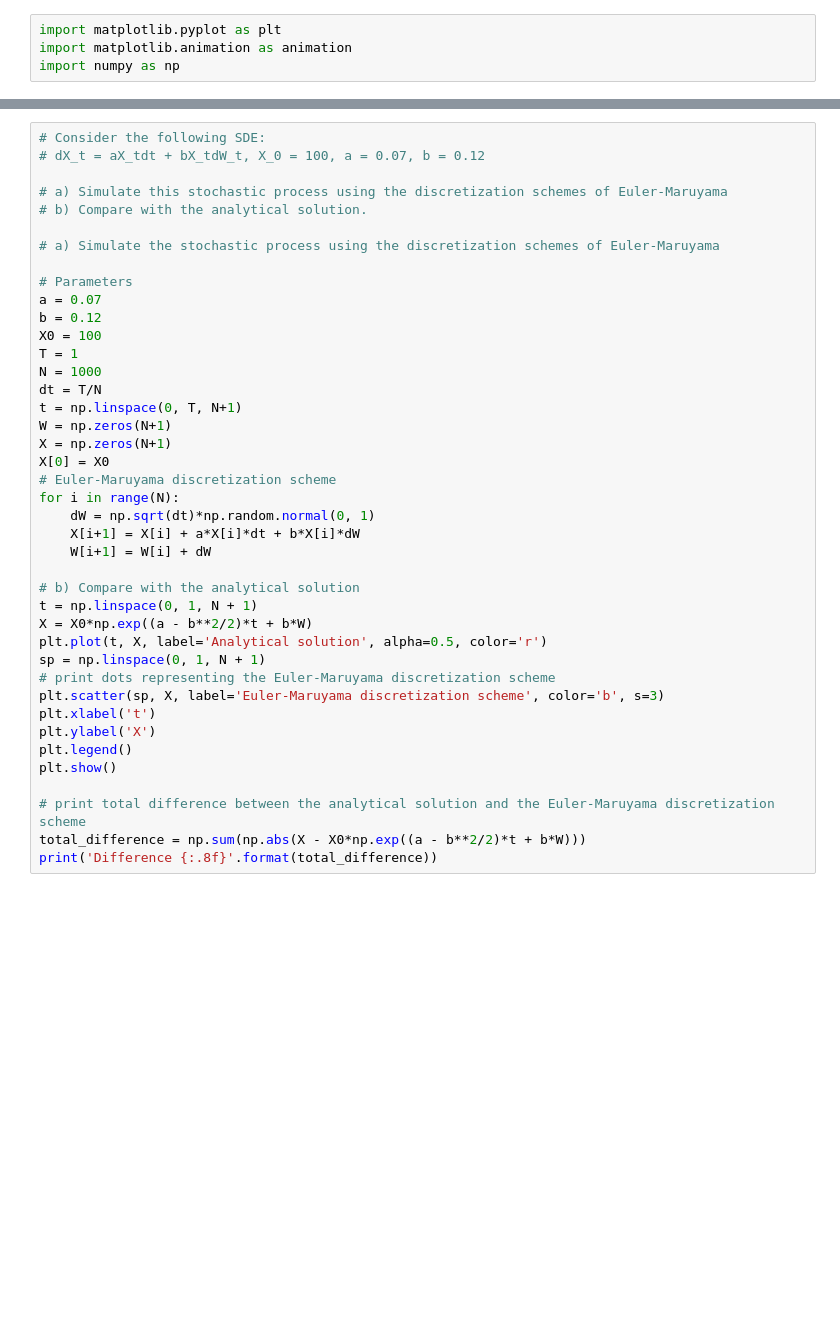
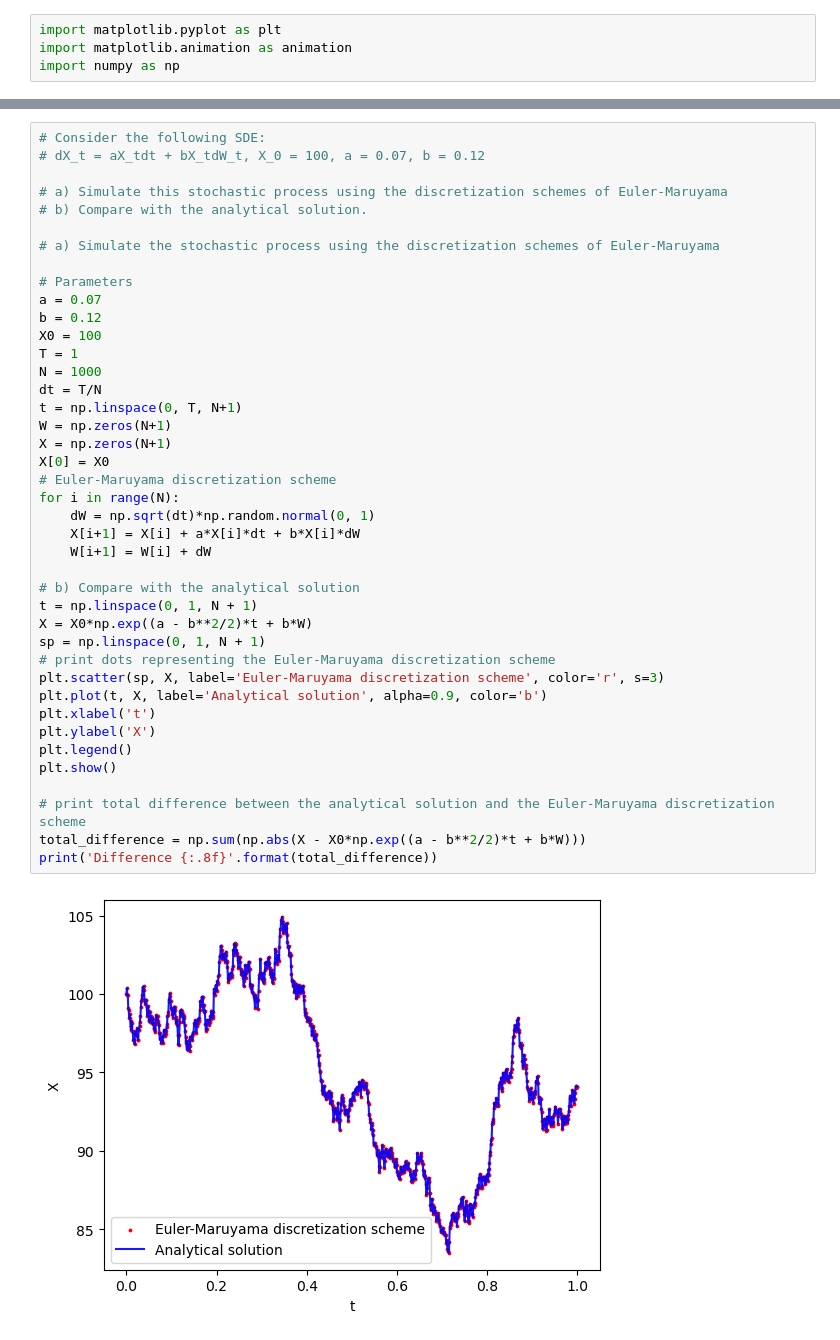
Before and after one commit to kanavmal/MATH512, a Jupyter notebook: Project 3/project3.ipynb, the cells around one changed output, grey strips where cells are left out. Drawn from its saved outputs; the diff is of its cells as text; blank space fills up the shorter version.

```diff
--- a/Project 3/project3.ipynb
+++ b/Project 3/project3.ipynb
@@ -103,32 +113,34 @@ print('The probability P(X_2 > 2) is:', P)
 # Parameters
 a = 0.07
 b = 0.12
 X0 = 100
 T = 1
 N = 1000
 dt = T/N
 t = np.linspace(0, T, N+1)
 W = np.zeros(N+1)
 X = np.zeros(N+1)
 X[0] = X0
 # Euler-Maruyama discretization scheme
 for i in range(N):
     dW = np.sqrt(dt)*np.random.normal(0, 1)
     X[i+1] = X[i] + a*X[i]*dt + b*X[i]*dW
     W[i+1] = W[i] + dW
 
 # b) Compare with the analytical solution
 t = np.linspace(0, 1, N + 1)
 X = X0*np.exp((a - b**2/2)*t + b*W)
-plt.plot(t, X, label='Analytical solution', alpha=0.5, color='r')
 sp = np.linspace(0, 1, N + 1)
 # print dots representing the Euler-Maruyama discretization scheme
-plt.scatter(sp, X, label='Euler-Maruyama discretization scheme', color='b', s=3)
+plt.scatter(sp, X, label='Euler-Maruyama discretization scheme', color='r', s=3)
+plt.plot(t, X, label='Analytical solution', alpha=0.9, color='b')
 plt.xlabel('t')
 plt.ylabel('X')
 plt.legend()
 plt.show()
 
 # print total difference between the analytical solution and the Euler-Maruyama discretization scheme
 total_difference = np.sum(np.abs(X - X0*np.exp((a - b**2/2)*t + b*W)))
 print('Difference {:.8f}'.format(total_difference))
+# %% [output]
+[figure, added]
```
Also changed, not shown: parts of 5 cells of this notebook.
